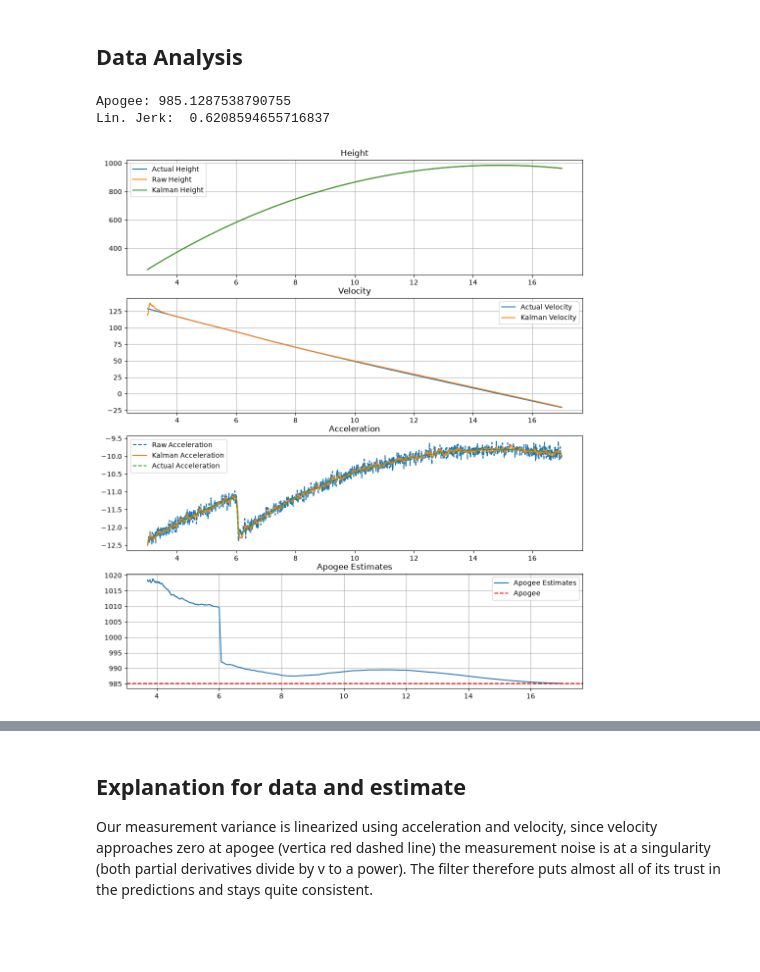
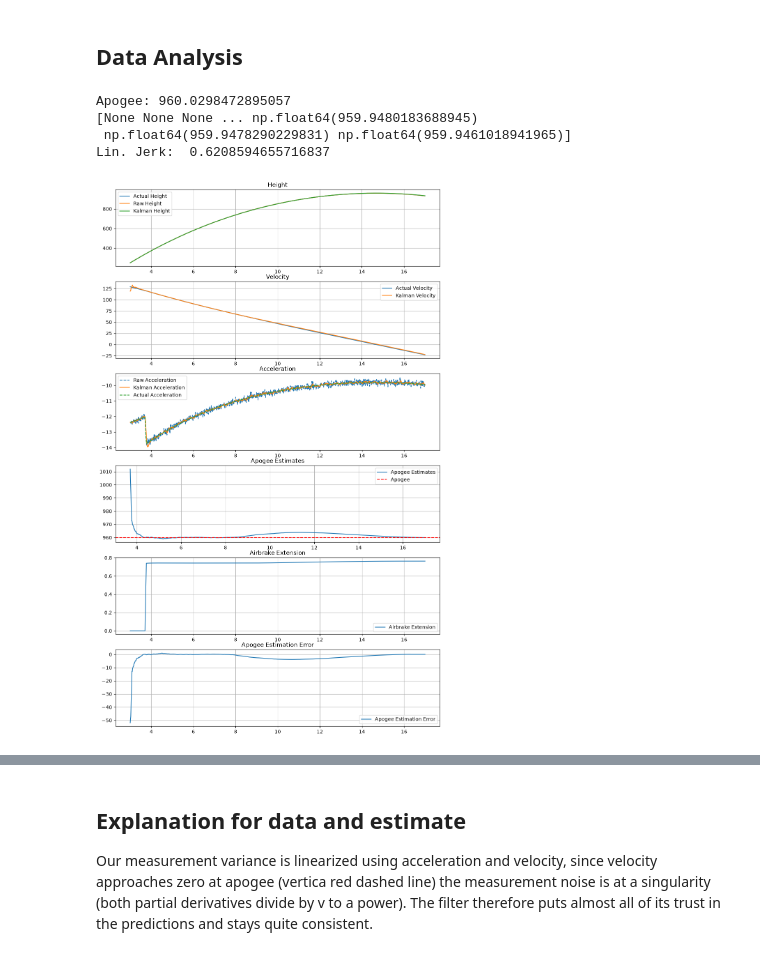
Before and after one commit to the-lightstack/kiraAirbrakeSoftware, a Jupyter notebook: regularSampleFilter.ipynb, the cells around one changed output, grey strips where cells are left out. Saved outputs shown, nothing was run; the diff lists cells and outputs as text; code cells hidden in the pictures.

Commit message:
feat: good pre-estimate with P(ID) target approach

```diff
--- a/regularSampleFilter.ipynb
+++ b/regularSampleFilter.ipynb
@@ -761,13 +800,17 @@ kalmanAccelerations = np.array([i.controlSoftwareData.kalmanAcceleration for i i
     flightData if i.controlSoftwareData is not None and dataStartTime <= i.timestamp <= dataEndTime])
 actualAccelerations = np.array([i.verticalAcceleration for i in flightData if i.controlSoftwareData is not None and dataStartTime <= i.timestamp <= dataEndTime])
 
+#airbrake extension
+airbrakeExtensions = np.array([i.airbrakeExtension for i in flightData if i.controlSoftwareData is not None and dataStartTime <= i.timestamp <= dataEndTime])
+
+
 # get the apogee estimations
 apogeeEstimations = np.array([i.controlSoftwareData.apogeeEstimate for i in flightData if i.controlSoftwareData is not None and dataStartTime <= i.timestamp <= dataEndTime])
 
 print(f"Apogee: {max(h)}")
 
 
-fig, axs = plt.subplots(4,1,figsize=(12,14))
+fig, axs = plt.subplots(6,1,figsize=(12,20))
 axs[0].plot(t,h,label="Actual Height")
 axs[0].plot(absTimestamps,rawHeights,label="Raw Height")
 axs[0].plot(absTimestamps,kalmanHeights,label="Kalman Height")
@@ -780,35 +823,57 @@ axs[1].plot(absTimestamps,kalmanVelocity,label="Kalman Velocity")
 axs[1].set_title("Velocity")
 axs[1].legend()
 axs[1].grid(True)
 
 axs[2].plot(absTimestamps,rawAccelerations,label="Raw Acceleration",linestyle="dashed")
 axs[2].plot(absTimestamps,kalmanAccelerations,label="Kalman Acceleration")
 axs[2].plot(absTimestamps,actualAccelerations,label="Actual Acceleration",linestyle="dashed")
 axs[2].set_title("Acceleration")
 axs[2].legend()
 
 # plot apogee estimates over time
 axs[3].plot(absTimestamps,apogeeEstimations,label="Apogee Estimates")
 axs[3].axhline(y=apogee,color="r",linestyle="--",label="Apogee")
 
 axs[3].set_title("Apogee Estimates")
 axs[3].legend()
 axs[3].grid(True)
 
+## plot airbrake extension over time
+# adding the error to the same plot
+print(apogeeEstimations)
+
+errors = np.array([TARGET_APG - i for i in apogeeEstimations if i is not None])
+errors = np.pad(errors, (0, len(absTimestamps) - len(errors)), 'constant', constant_values=(0, 0))
+
+
+axs[4].plot(absTimestamps,airbrakeExtensions,label="Airbrake Extension")
+axs[4].set_title("Airbrake Extension")
+axs[4].legend()
+axs[4].grid(True)
+
+
+axs[5].plot(absTimestamps,errors,label="Apogee Estimation Error")
+axs[5].set_title("Apogee Estimation Error")
+axs[5].legend()
+axs[5].grid(True)
+
+
 # Linearising the change in acceleration
 dt = 0.1
 a0 = actualAccelerations[0]
 a1 = actualAccelerations[int(dt/TIMESTEP)]
 delta_a = (a1-a0) / dt
 print("Lin. Jerk: ", delta_a)
 
 
 plt.grid(True)
 plt.show()
 # %% [output]
-Apogee: 985.1287538790755
+Apogee: 960.0298472895057
+[None None None ... np.float64(959.9480183688945)
+ np.float64(959.9478290229831) np.float64(959.9461018941965)]
 Lin. Jerk:  0.6208594655716837
-[figure, old version]
+[figure, new version]
 # %%
 # plot the CdA estimate over time, with the actual CdA as a dashed line
 absTimestamps = np.array([i.timestamp for i in flightData if i.controlSoftwareData is not None ])
```
Also changed, not shown: parts of 5 cells of this notebook, 2 other files.
